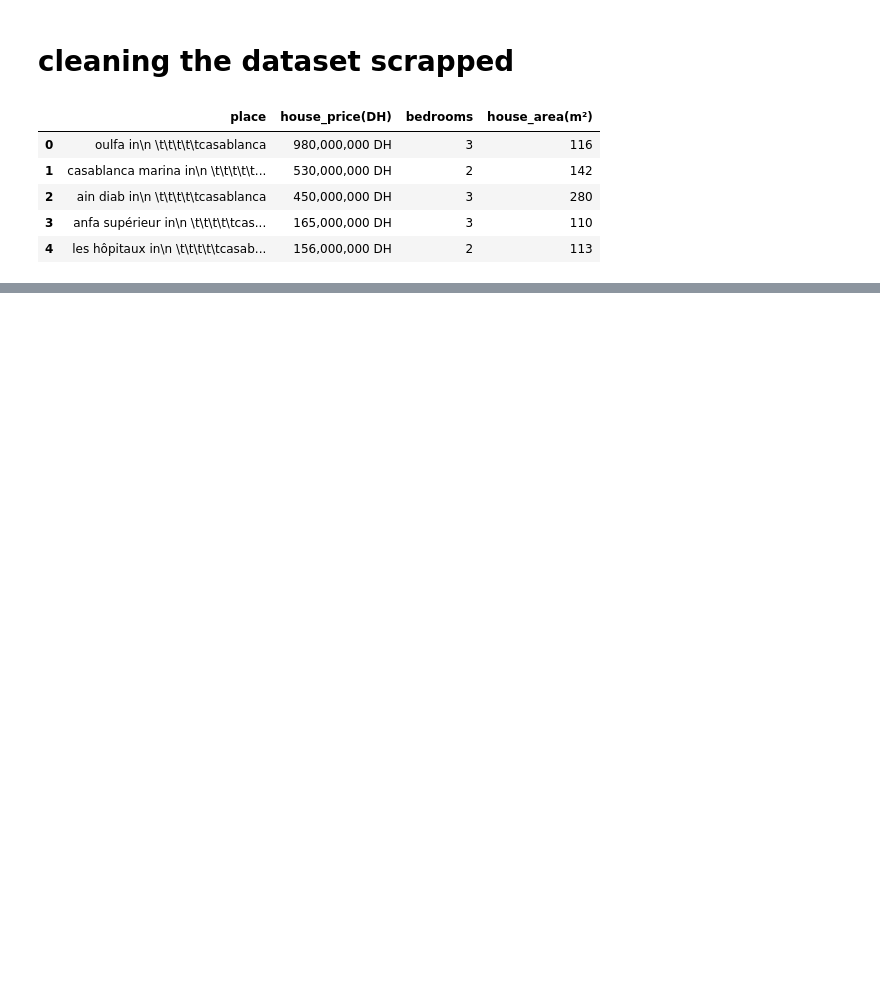
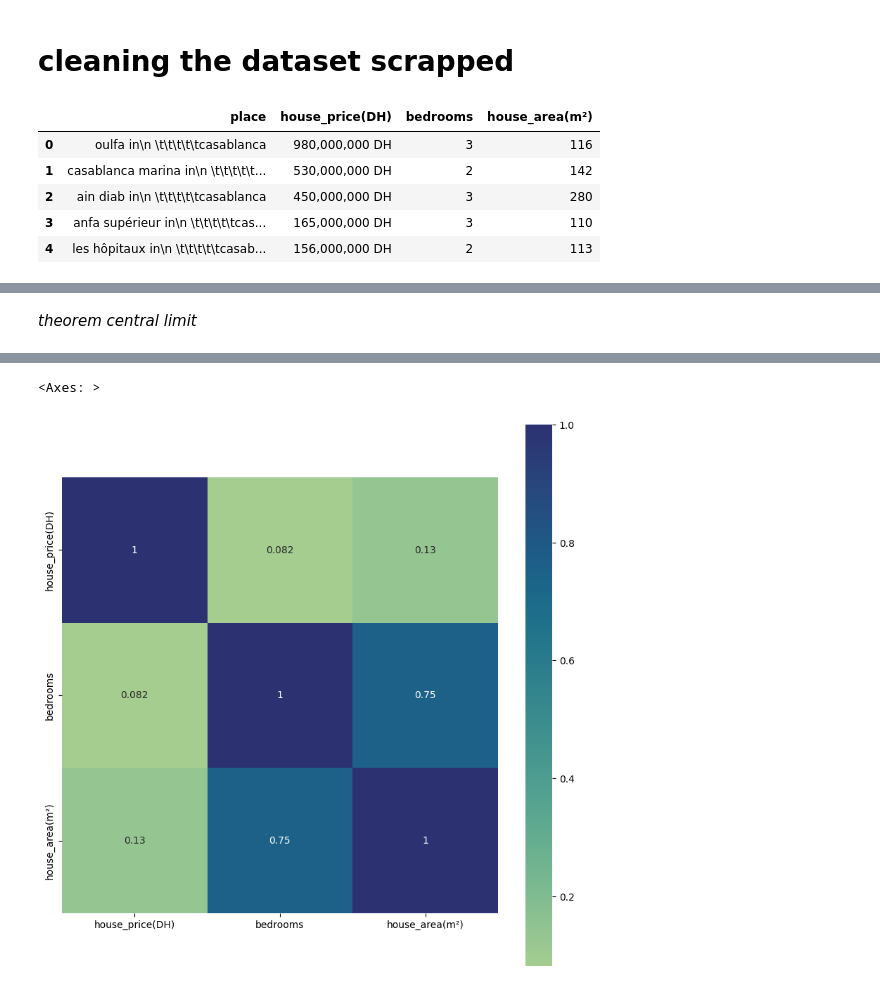
Before and after one commit to yuguerten/Casablanca-housing, a Jupyter notebook: housing_Casablanca_scraper.ipynb, the cells around one changed output, grey strips where cells are left out. Cells and saved outputs as stored; diff of their text form; code cells hidden in the pictures; blank space fills up the shorter version.

Commit message:
clean the data and plotting more plots to understand my dataset

```diff
--- a/housing_Casablanca_scraper.ipynb
+++ b/housing_Casablanca_scraper.ipynb
@@ -189,3 +186,6 @@ housing_Casablanca.tail()
+# %%
+housing_Casablanca['bedrooms'] = housing_Casablanca['bedrooms'].astype(float)
+housing_Casablanca['house_area(m²)'] = housing_Casablanca['house_area(m²)'].astype(float)
 # %%
 housing_Casablanca.info()
 # %% [output]
@@ -208,5 +211,10 @@ import plotly.express as px
+# %% [markdown]
+*theorem central limit*
 # %%
-housing_Casablanca['normalized_house_price'] = housing_Casablanca['house_price(DH)'].astype(float).div(housing_Casablanca['house_price(DH)'].max())
+price_mean = housing_Casablanca['house_price(DH)'].mean()
+price_std = housing_Casablanca['house_price(DH)'].std()
+# %%
+housing_Casablanca['normalized_house_price'] = (housing_Casablanca['house_price(DH)'] - price_mean) / price_std
 # %%
 
 fig = px.bar(housing_Casablanca, x='place', y='normalized_house_price', color='place',
@@ -217,3 +225,9 @@ fig.update_layout(xaxis=dict(tickangle=-45))
 fig.show()
 # %% [output]
 [interactive output not drawn]
+# %%
+columns_to_exclude = ['normalized_house_price']
+correlation_matrix = housing_Casablanca.drop(columns=columns_to_exclude).corr()
+plt.subplots(figsize=(10,10))
+sns.heatmap(correlation_matrix,cmap= "crest",annot=True,square=True, )
+# %% [output]
@@ -219,0 +235,2 @@ fig.show()
+<Axes: >
+[figure, added]
```
Also changed, not shown: parts of 19 cells of this notebook.
